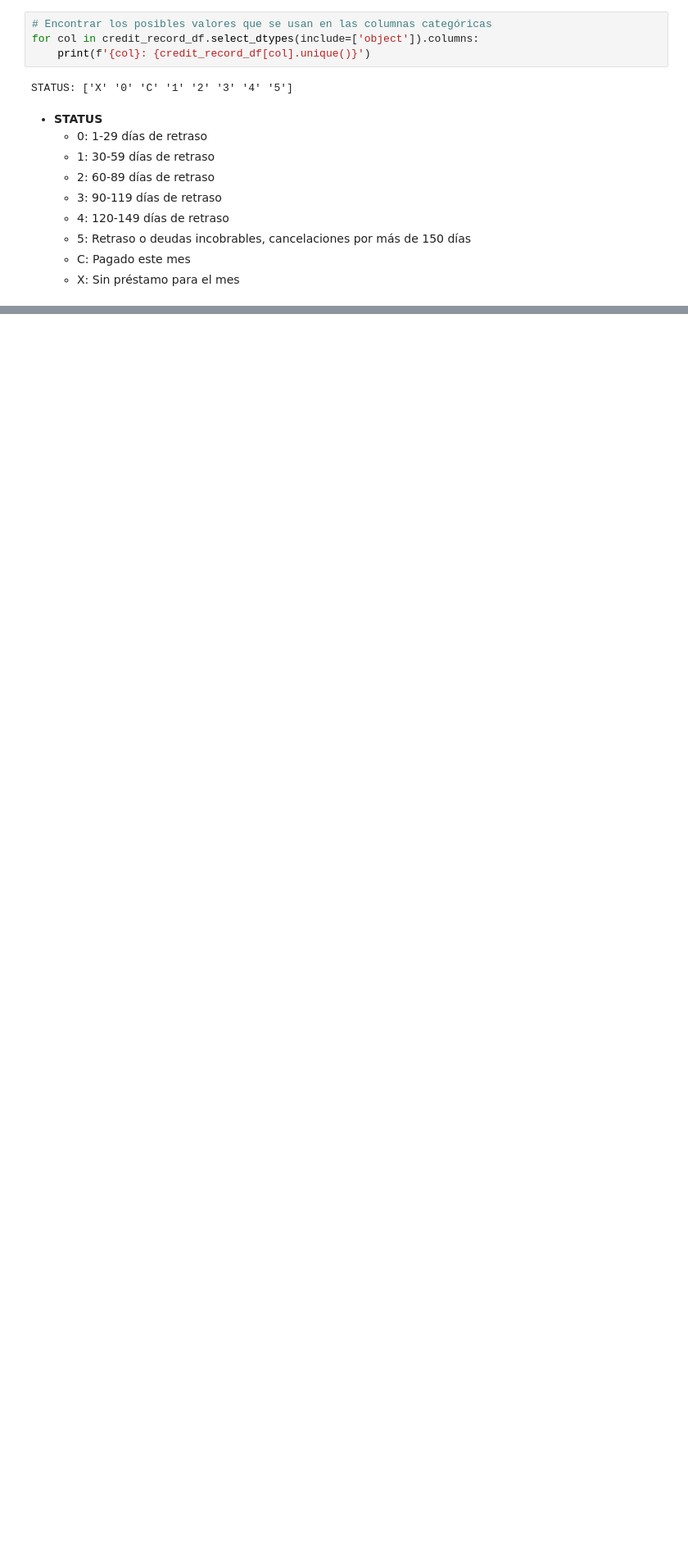
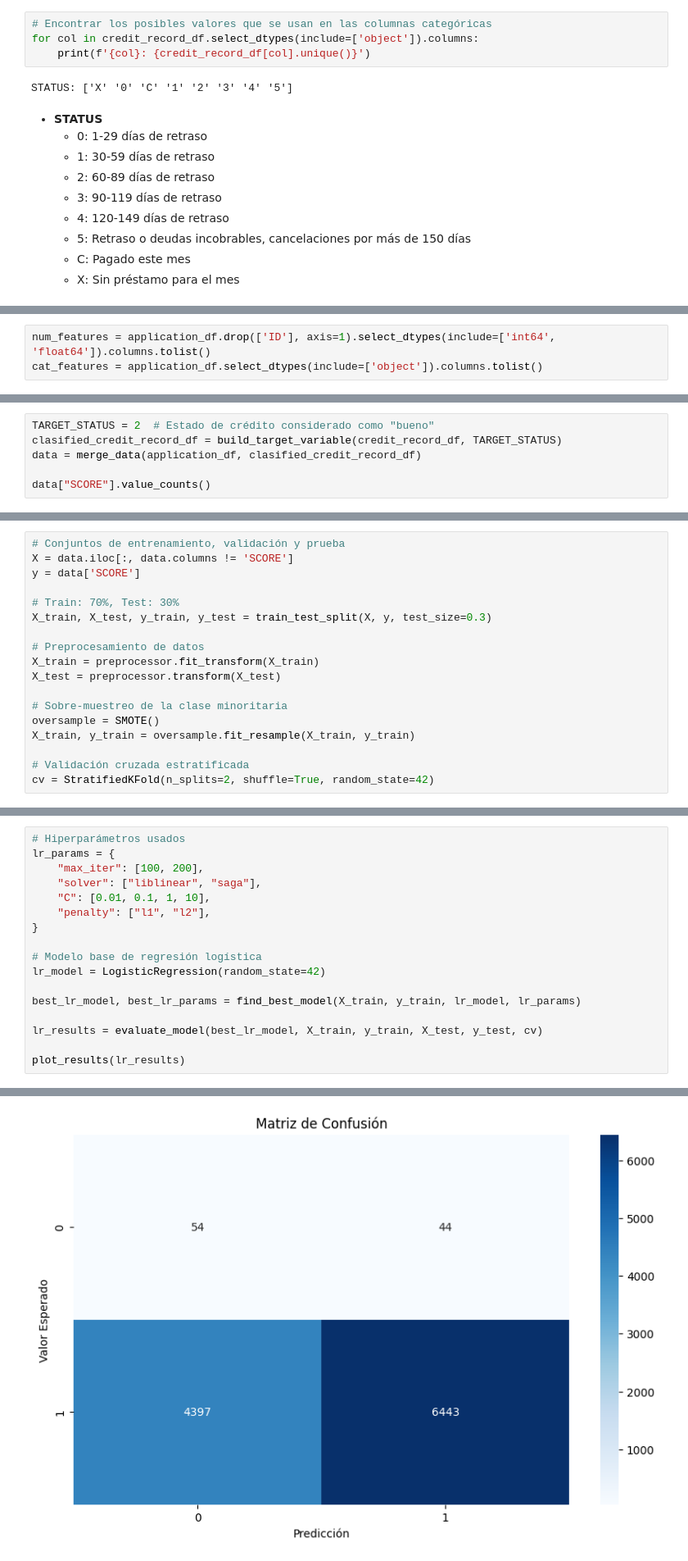
Before and after one commit to ValentinaCadena/CreditApprovalML, a Jupyter notebook: main.ipynb, the cells around one changed output, grey strips where cells are left out. Shown: that part at 82% size. Drawn from its saved outputs; the diff is of its cells as text; blank space fills up the shorter version.

```diff
--- a/main.ipynb
+++ b/main.ipynb
@@ -209,0 +339,3 @@ dtype: int64
+# %%
+num_features = application_df.drop(['ID'], axis=1).select_dtypes(include=['int64', 'float64']).columns.tolist()
+cat_features = application_df.select_dtypes(include=['object']).columns.tolist()
@@ -209,0 +504,6 @@ dtype: int64
+# %%
+TARGET_STATUS = 2  # Estado de crédito considerado como "bueno"
+clasified_credit_record_df = build_target_variable(credit_record_df, TARGET_STATUS)
+data = merge_data(application_df, clasified_credit_record_df)
+
+data["SCORE"].value_counts()
@@ -209,0 +515,18 @@ dtype: int64
+# %%
+# Conjuntos de entrenamiento, validación y prueba
+X = data.iloc[:, data.columns != 'SCORE']
+y = data['SCORE']
+
+# Train: 70%, Test: 30%
+X_train, X_test, y_train, y_test = train_test_split(X, y, test_size=0.3)
+
+# Preprocesamiento de datos
+X_train = preprocessor.fit_transform(X_train)
+X_test = preprocessor.transform(X_test)
+
+# Sobre-muestreo de la clase minoritaria
+oversample = SMOTE()
+X_train, y_train = oversample.fit_resample(X_train, y_train)
+
+# Validación cruzada estratificada
+cv = StratifiedKFold(n_splits=2, shuffle=True, random_state=42)
@@ -209,0 +661,18 @@ dtype: int64
+# %%
+# Hiperparámetros usados
+lr_params = {
+    "max_iter": [100, 200],
+    "solver": ["liblinear", "saga"],
+    "C": [0.01, 0.1, 1, 10],
+    "penalty": ["l1", "l2"],
+}
+
+# Modelo base de regresión logística
+lr_model = LogisticRegression(random_state=42)
+
+best_lr_model, best_lr_params = find_best_model(X_train, y_train, lr_model, lr_params)
+
+lr_results = evaluate_model(best_lr_model, X_train, y_train, X_test, y_test, cv)
+
+plot_results(lr_results)
+# %% [output]
@@ -209,0 +684 @@ dtype: int64
+[figure, added]
```
Also changed, not shown: parts of 66 cells of this notebook.
